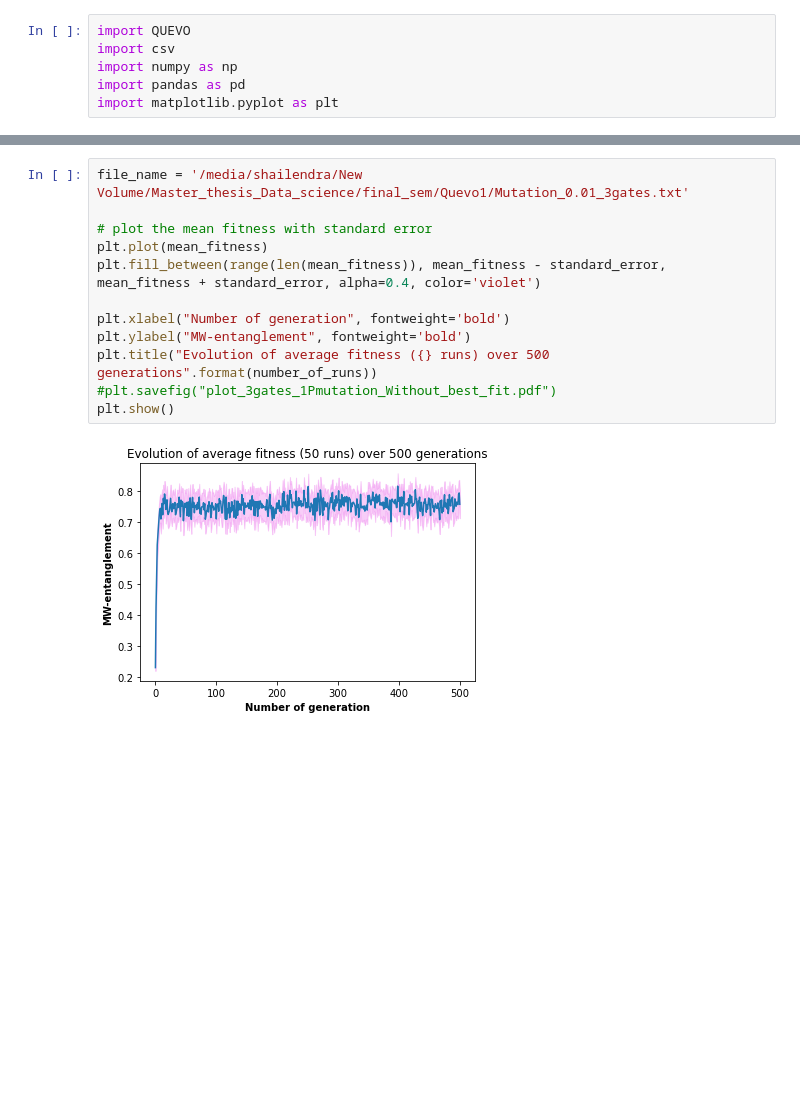
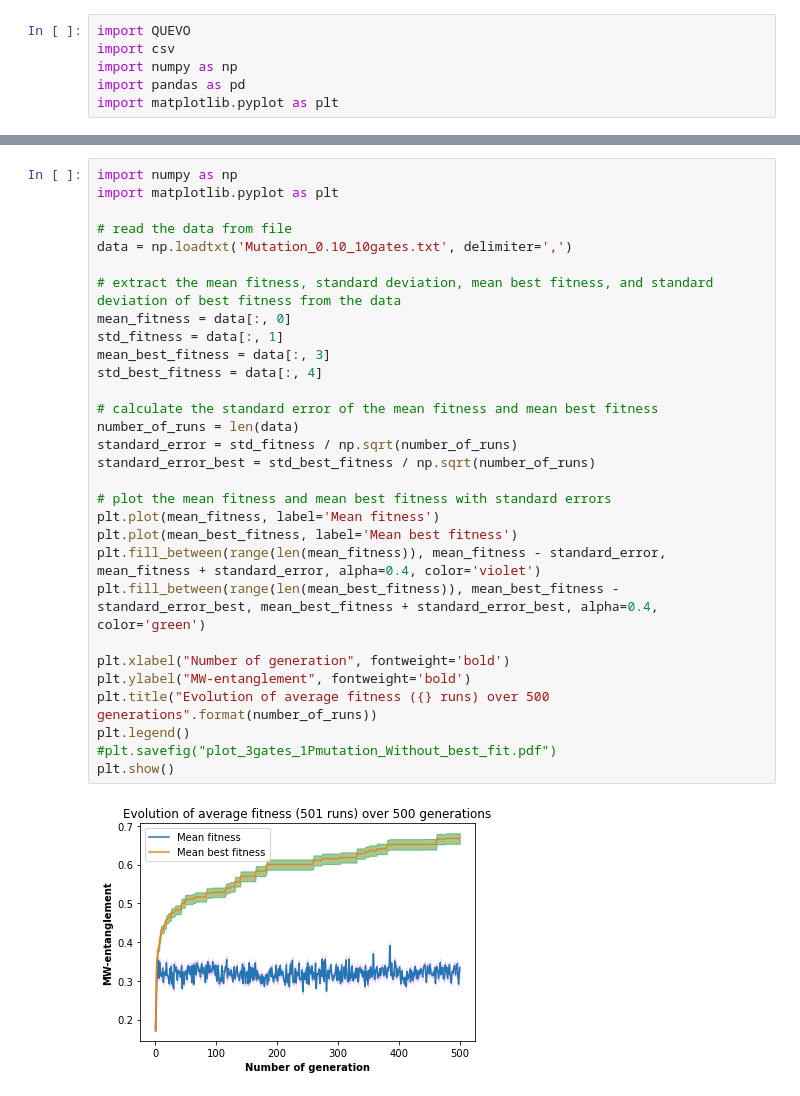
Before and after one commit to shailendrabhandari/QUEVO1, a Jupyter notebook: output_generator.ipynb, the cells around one changed output, grey strips where cells are left out. Cells and saved outputs as stored; diff of their text form; blank space fills up the shorter version.

Commit message:
upto 4 and 5 qubits
Signed-off-by: Shailendra995 <shailendra.vandari@gmail.com>

```diff
--- a/output_generator.ipynb
+++ b/output_generator.ipynb
@@ -173,17 +174,35 @@ plt.show()
 # %%
-file_name = '/media/shailendra/New Volume/Master_thesis_Data_science/final_sem/Quevo1/Mutation_0.01_3gates.txt'
+import numpy as np
+import matplotlib.pyplot as plt
 
-# plot the mean fitness with standard error
-plt.plot(mean_fitness)
+# read the data from file
+data = np.loadtxt('Mutation_0.10_10gates.txt', delimiter=',')
+
+# extract the mean fitness, standard deviation, mean best fitness, and standard deviation of best fitness from the data
+mean_fitness = data[:, 0]
+std_fitness = data[:, 1]
+mean_best_fitness = data[:, 3]
+std_best_fitness = data[:, 4]
+
+# calculate the standard error of the mean fitness and mean best fitness
+number_of_runs = len(data)
+standard_error = std_fitness / np.sqrt(number_of_runs)
+standard_error_best = std_best_fitness / np.sqrt(number_of_runs)
+
+# plot the mean fitness and mean best fitness with standard errors
+plt.plot(mean_fitness, label='Mean fitness')
+plt.plot(mean_best_fitness, label='Mean best fitness')
 plt.fill_between(range(len(mean_fitness)), mean_fitness - standard_error, mean_fitness + standard_error, alpha=0.4, color='violet')
+plt.fill_between(range(len(mean_best_fitness)), mean_best_fitness - standard_error_best, mean_best_fitness + standard_error_best, alpha=0.4, color='green')
 
 plt.xlabel("Number of generation", fontweight='bold')
 plt.ylabel("MW-entanglement", fontweight='bold')
 plt.title("Evolution of average fitness ({} runs) over 500 generations".format(number_of_runs))
+plt.legend()
 #plt.savefig("plot_3gates_1Pmutation_Without_best_fit.pdf")
 plt.show()
 # %% [output]
-[figure, old version]
+[figure, new version]
 # %%
 # create a figure with two y-axes
 fig, ax1 = plt.subplots()
```
Also changed, not shown: parts of 8 cells of this notebook, 4 other files.
